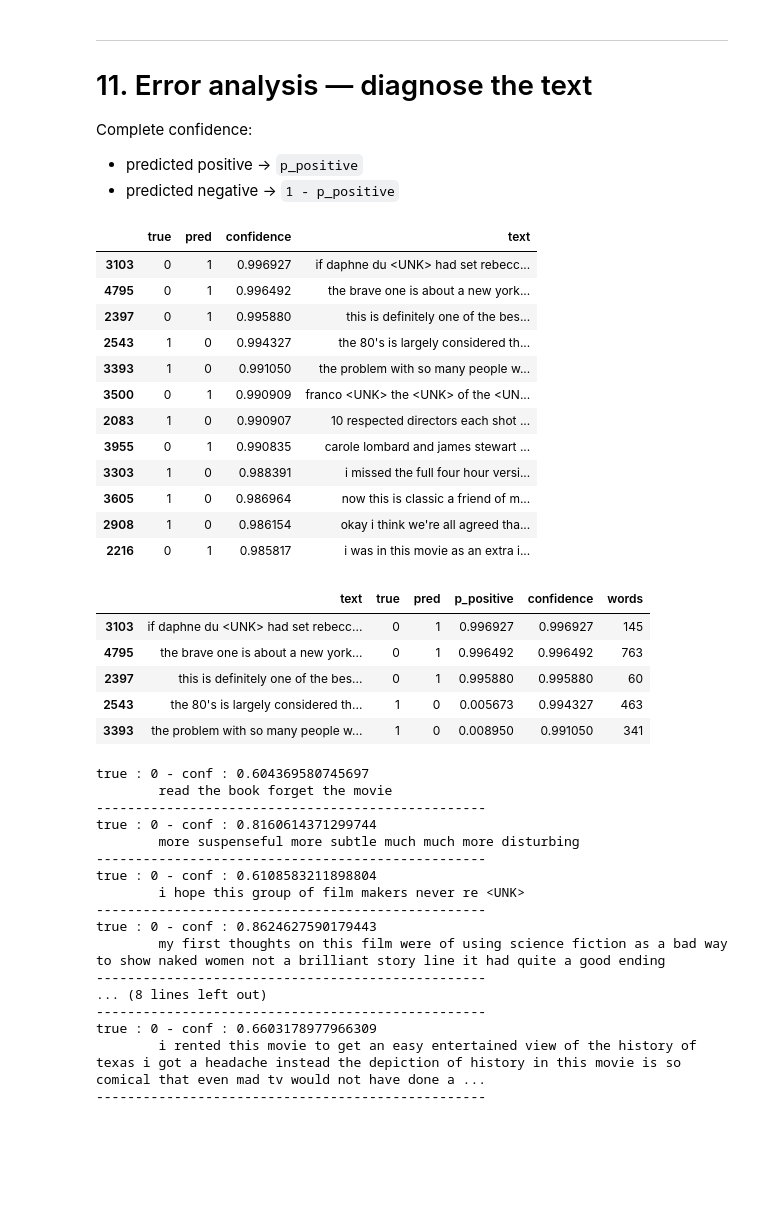
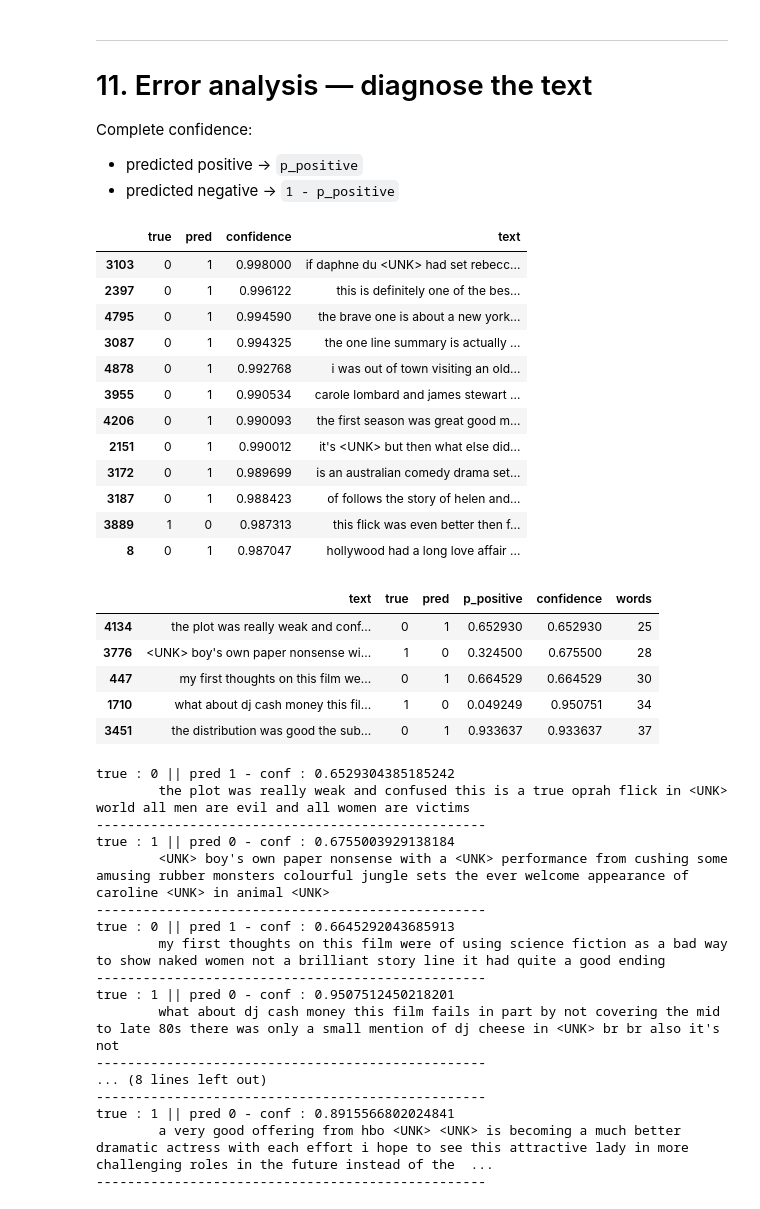
Before and after one commit to khemingkapat/cpe_code, a Jupyter notebook: text_analytics/neural_text_classif/neural_text_classif_lab.ipynb, the cells around one changed output. Cells and saved outputs as stored; diff of their text form; code cells hidden in the pictures; blank space fills up the shorter version.

```diff
--- a/text_analytics/neural_text_classif/neural_text_classif_lab.ipynb
+++ b/text_analytics/neural_text_classif/neural_text_classif_lab.ipynb
@@ -738,7 +736,7 @@ it remove fine grained contribution from some token, and the order removed too.
 Complete the missing convolution layer.
 # %%
 CNN_FILTERS = 64
-KERNEL_SIZE = 5
+KERNEL_SIZE = 7
 
 cnn_model = keras.Sequential([
     layers.Input(shape=(), dtype=tf.string),
@@ -914,68 +912,70 @@ Complete confidence:
 # %%
 error_df = pd.DataFrame({
     "text": test_texts,
     "true": test_labels,
     "pred": cnn_pred,
     "p_positive": cnn_prob
 })
 
 error_df["confidence"] = np.where(
     error_df["pred"] == 1,
     error_df["p_positive"],
     1 - error_df["p_positive"]
 )
 
 
 errors = error_df[error_df["true"] != error_df["pred"]].copy()
 errors = errors.sort_values("confidence", ascending=False)
 
 display(errors[["true", "pred", "confidence", "text"]].head(12))
 
 # I take the lazy way, not by confidence,the 8 shortest review
 errors["words"] = errors["text"].str.split().apply(len)
+errors = errors.sort_values("words")
 display(errors.head())
 
 
+
 for (idx,row) in errors.iloc[:8].iterrows():
-    print(f"true : {row.true} - conf : {row.confidence}")
+    print(f"true : {row.true} || pred {row.pred} - conf : {row.confidence}")
     print(f"\t{row.text}")
     print("-"*50)
 # %% [output]
 |  | true | pred | confidence | text |
-| 3103 | 0 | 1 | 0.996927 | if daphne du <UNK> had set rebecc... |
-| 4795 | 0 | 1 | 0.996492 | the brave one is about a new york... |
-| 2397 | 0 | 1 | 0.995880 | this is definitely one of the bes... |
-| 2543 | 1 | 0 | 0.994327 | the 80's is largely considered th... |
-| 3393 | 1 | 0 | 0.991050 | the problem with so many people w... |
-| 3500 | 0 | 1 | 0.990909 | franco <UNK> the <UNK> of the <UN... |
-| 2083 | 1 | 0 | 0.990907 | 10 respected directors each shot ... |
-| 3955 | 0 | 1 | 0.990835 | carole lombard and james stewart ... |
-| 3303 | 1 | 0 | 0.988391 | i missed the full four hour versi... |
-| 3605 | 1 | 0 | 0.986964 | now this is classic a friend of m... |
-| 2908 | 1 | 0 | 0.986154 | okay i think we're all agreed tha... |
-| 2216 | 0 | 1 | 0.985817 | i was in this movie as an extra i... |
+| 3103 | 0 | 1 | 0.998000 | if daphne du <UNK> had set rebecc... |
+| 2397 | 0 | 1 | 0.996122 | this is definitely one of the bes... |
+| 4795 | 0 | 1 | 0.994590 | the brave one is about a new york... |
+| 3087 | 0 | 1 | 0.994325 | the one line summary is actually ... |
+| 4878 | 0 | 1 | 0.992768 | i was out of town visiting an old... |
+| 3955 | 0 | 1 | 0.990534 | carole lombard and james stewart ... |
+| 4206 | 0 | 1 | 0.990093 | the first season was great good m... |
+| 2151 | 0 | 1 | 0.990012 | it's <UNK> but then what else did... |
+| 3172 | 0 | 1 | 0.989699 | is an australian comedy drama set... |
+| 3187 | 0 | 1 | 0.988423 | of follows the story of helen and... |
+| 3889 | 1 | 0 | 0.987313 | this flick was even better then f... |
+| 8 | 0 | 1 | 0.987047 | hollywood had a long love affair ... |
 |  | text | true | pred | p_positive | confidence | words |
-| 3103 | if daphne du <UNK> had set rebecc... | 0 | 1 | 0.996927 | 0.996927 | 145 |
-| 4795 | the brave one is about a new york... | 0 | 1 | 0.996492 | 0.996492 | 763 |
-| 2397 | this is definitely one of the bes... | 0 | 1 | 0.995880 | 0.995880 | 60 |
-| 2543 | the 80's is largely considered th... | 1 | 0 | 0.005673 | 0.994327 | 463 |
-| 3393 | the problem with so many people w... | 1 | 0 | 0.008950 | 0.991050 | 341 |
+| 4134 | the plot was really weak and conf... | 0 | 1 | 0.652930 | 0.652930 | 25 |
+| 3776 | <UNK> boy's own paper nonsense wi... | 1 | 0 | 0.324500 | 0.675500 | 28 |
+| 447 | my first thoughts on this film we... | 0 | 1 | 0.664529 | 0.664529 | 30 |
+| 1710 | what about dj cash money this fil... | 1 | 0 | 0.049249 | 0.950751 | 34 |
+| 3451 | the distribution was good the sub... | 0 | 1 | 0.933637 | 0.933637 | 37 |
-true : 0 - conf : 0.604369580745697
-        read the book forget the movie
+true : 0 || pred 1 - conf : 0.6529304385185242
+        the plot was really weak and confused this is a true oprah flick in <UNK> world all men are evil and all women are victims
 --------------------------------------------------
-true : 0 - conf : 0.8160614371299744
-        more suspenseful more subtle much much more disturbing
+true : 1 || pred 0 - conf : 0.6755003929138184
+        <UNK> boy's own paper nonsense with a <UNK> performance from cushing some amusing rubber monsters colourful jungle sets the ever welcome appearance of caroline <UNK> in animal <UNK>
 --------------------------------------------------
-true : 0 - conf : 0.6108583211898804
-        i hope this group of film makers never re <UNK>
+true : 0 || pred 1 - conf : 0.6645292043685913
+        my first thoughts on this film were of using science fiction as a bad way to show naked women not a brilliant story line it had quite a good ending
 --------------------------------------------------
-true : 0 - conf : 0.8624627590179443
-        my first thoughts on this film were of using science fiction as a bad way to show naked women not a brilliant story line it had quite a good ending
+true : 1 || pred 0 - conf : 0.9507512450218201
+        what about dj cash money this film fails in part by not covering the mid to late 80s there was only a small mention of dj cheese in <UNK> br br also it's not
 --------------------------------------------------
 ... (8 lines left out)
 --------------------------------------------------
-true : 0 - conf : 0.6603178977966309
-        i rented this movie to get an easy entertained view of the history of texas i got a headache instead the depiction of history in this movie is so comical that even mad tv would not have done a ...
+true : 1 || pred 0 - conf : 0.8915566802024841
+        a very good offering from hbo <UNK> <UNK> is becoming a much better dramatic actress with each effort i hope to see this attractive lady in more challenging roles in the future instead of the  ...
 --------------------------------------------------
 # %% [markdown]
 ## Activity — Diagnose at least 8 errors
```
Also changed, not shown: parts of 17 cells of this notebook.
